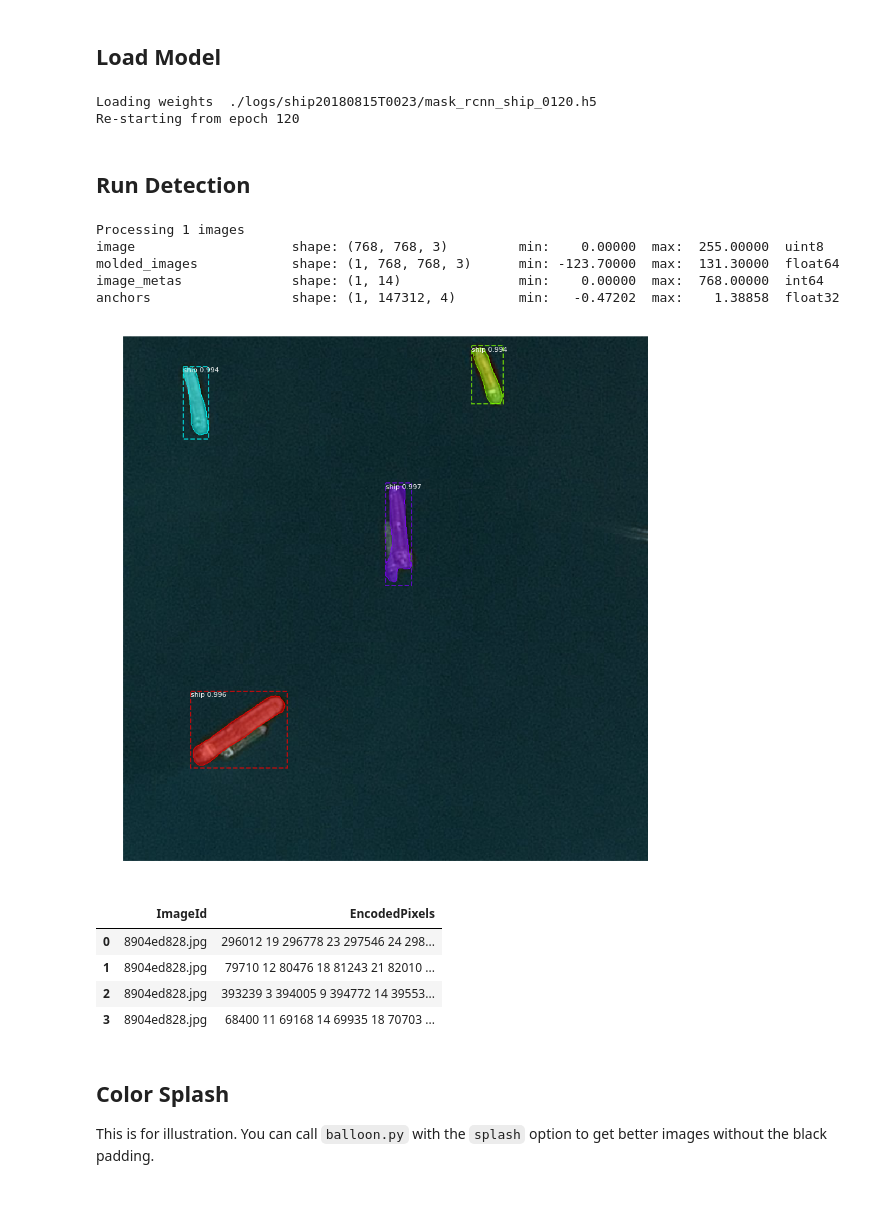
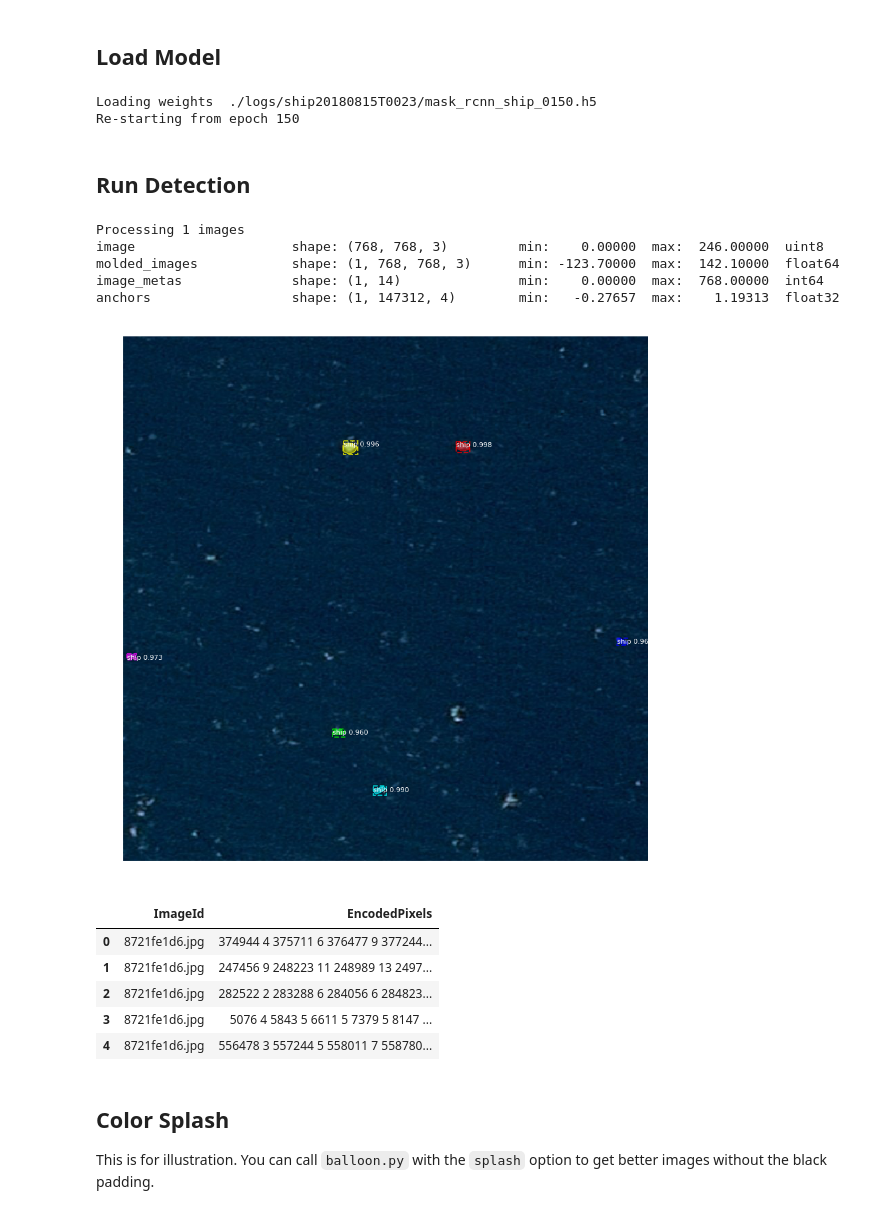
Before and after one commit to gabrielgarza/Mask_RCNN, a Jupyter notebook: samples/ship/inspect_ship_model.ipynb, the cells around one changed output. Drawn from its saved outputs; the diff is of its cells as text; code cells hidden in the pictures.

```diff
--- a/samples/ship/inspect_ship_model.ipynb
+++ b/samples/ship/inspect_ship_model.ipynb
@@ -53,7 +53,7 @@ class InferenceConfig(config.__class__):
     IMAGES_PER_GPU = 1
     DETECTION_NMS_THRESHOLD = 0.0
     DETECTION_MIN_CONFIDENCE = 0.95
-#     RPN_ANCHOR_SCALES = (24, 48, 96, 192, 300)
+    RPN_ANCHOR_SCALES = (30, 48, 96, 192, 300)
 
 config = InferenceConfig()
 config.display()
@@ -121,11 +121,12 @@ with tf.device(DEVICE):
     model = modellib.MaskRCNN(mode="inference", model_dir=MODEL_DIR, config=config)
 # %%
 # Load weights
+SHIP_WEIGHTS_PATH = "./logs/ship20180815T0023/mask_rcnn_ship_0150.h5"
 print("Loading weights ", SHIP_WEIGHTS_PATH)
 model.load_weights(os.path.join(ROOT_DIR, SHIP_WEIGHTS_PATH), by_name=True)
 # %% [output]
-Loading weights  ./logs/ship20180815T0023/mask_rcnn_ship_0120.h5
-Re-starting from epoch 120
+Loading weights  ./logs/ship20180815T0023/mask_rcnn_ship_0150.h5
+Re-starting from epoch 150
 # %% [markdown]
 ## Run Detection
 # %%
@@ -185,47 +186,48 @@ class_names = ['BG', 'ship']
 # 9754a98ad.jpg OCEAN NO BOATS - 7 False Positives caused by waves
 # 9eed4be14.jpg OCEAN NO BOATS - 6 False Positives caused by waves
 
-image_id = "8904ed828.jpg"
+image_id = "8721fe1d6.jpg"
 subset = "test"
 image = skimage.io.imread(os.path.join(ROOT_DIR, SHIP_DIR, subset, image_id))
 
 # Run detection
 results = model.detect([image], verbose=1)
 
 # Visualize results
 r = results[0]
 visualize.display_instances(image, r['rois'], r['masks'], r['class_ids'],
                             class_names, r['scores'])
 
 out_pred_rows = []
 re_encoded_to_rle_list = []
 for i in np.arange(np.array(r['masks']).shape[-1]):
     boolean_mask = r['masks'][:,:,i]
     re_encoded_to_rle = dataset.rle_encode(boolean_mask)
     re_encoded_to_rle_list.append(re_encoded_to_rle)
 
 if len(re_encoded_to_rle_list) == 0:
     out_pred_rows += [{'ImageId': image_id, 'EncodedPixels': ''}]
 else:
     for rle_mask in re_encoded_to_rle_list:
         out_pred_rows += [{'ImageId': image_id, 'EncodedPixels': rle_mask}]
 
 
 
 submission_df = pd.DataFrame(out_pred_rows)[['ImageId', 'EncodedPixels']]
 submission_df.head()
 # %% [output]
 Processing 1 images
-image                    shape: (768, 768, 3)         min:    0.00000  max:  255.00000  uint8
-molded_images            shape: (1, 768, 768, 3)      min: -123.70000  max:  131.30000  float64
+image                    shape: (768, 768, 3)         min:    0.00000  max:  246.00000  uint8
+molded_images            shape: (1, 768, 768, 3)      min: -123.70000  max:  142.10000  float64
 image_metas              shape: (1, 14)               min:    0.00000  max:  768.00000  int64
-anchors                  shape: (1, 147312, 4)        min:   -0.47202  max:    1.38858  float32
+anchors                  shape: (1, 147312, 4)        min:   -0.27657  max:    1.19313  float32
-[figure, old version]
+[figure, new version]
 |  | ImageId | EncodedPixels |
-| 0 | 8904ed828.jpg | 296012 19 296778 23 297546 24 298... |
-| 1 | 8904ed828.jpg | 79710 12 80476 18 81243 21 82010 ... |
-| 2 | 8904ed828.jpg | 393239 3 394005 9 394772 14 39553... |
-| 3 | 8904ed828.jpg | 68400 11 69168 14 69935 18 70703 ... |
+| 0 | 8721fe1d6.jpg | 374944 4 375711 6 376477 9 377244... |
+| 1 | 8721fe1d6.jpg | 247456 9 248223 11 248989 13 2497... |
+| 2 | 8721fe1d6.jpg | 282522 2 283288 6 284056 6 284823... |
+| 3 | 8721fe1d6.jpg | 5076 4 5843 5 6611 5 7379 5 8147 ... |
+| 4 | 8721fe1d6.jpg | 556478 3 557244 5 558011 7 558780... |
 # %%
 
 #
```
Also changed, not shown: parts of 1 cell of this notebook, 1 other file.
